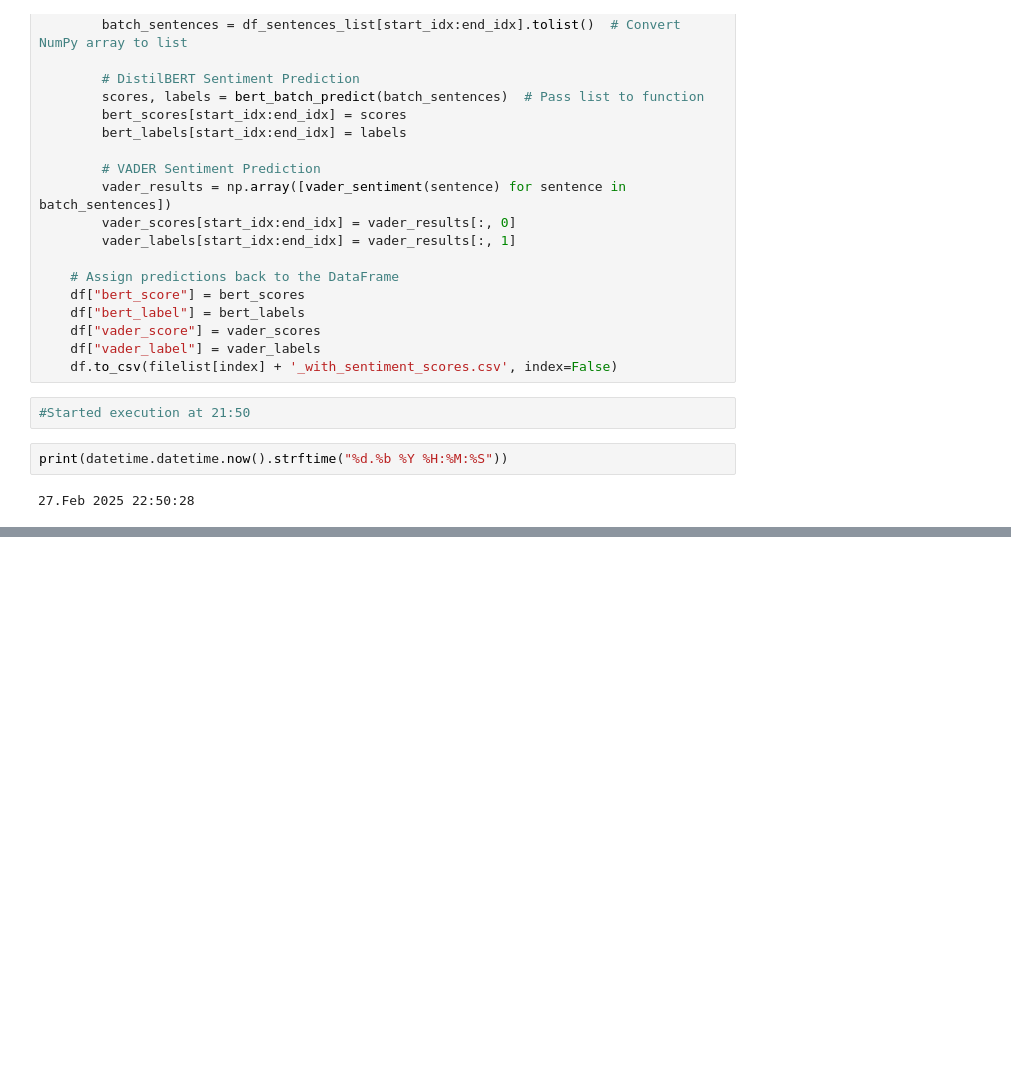
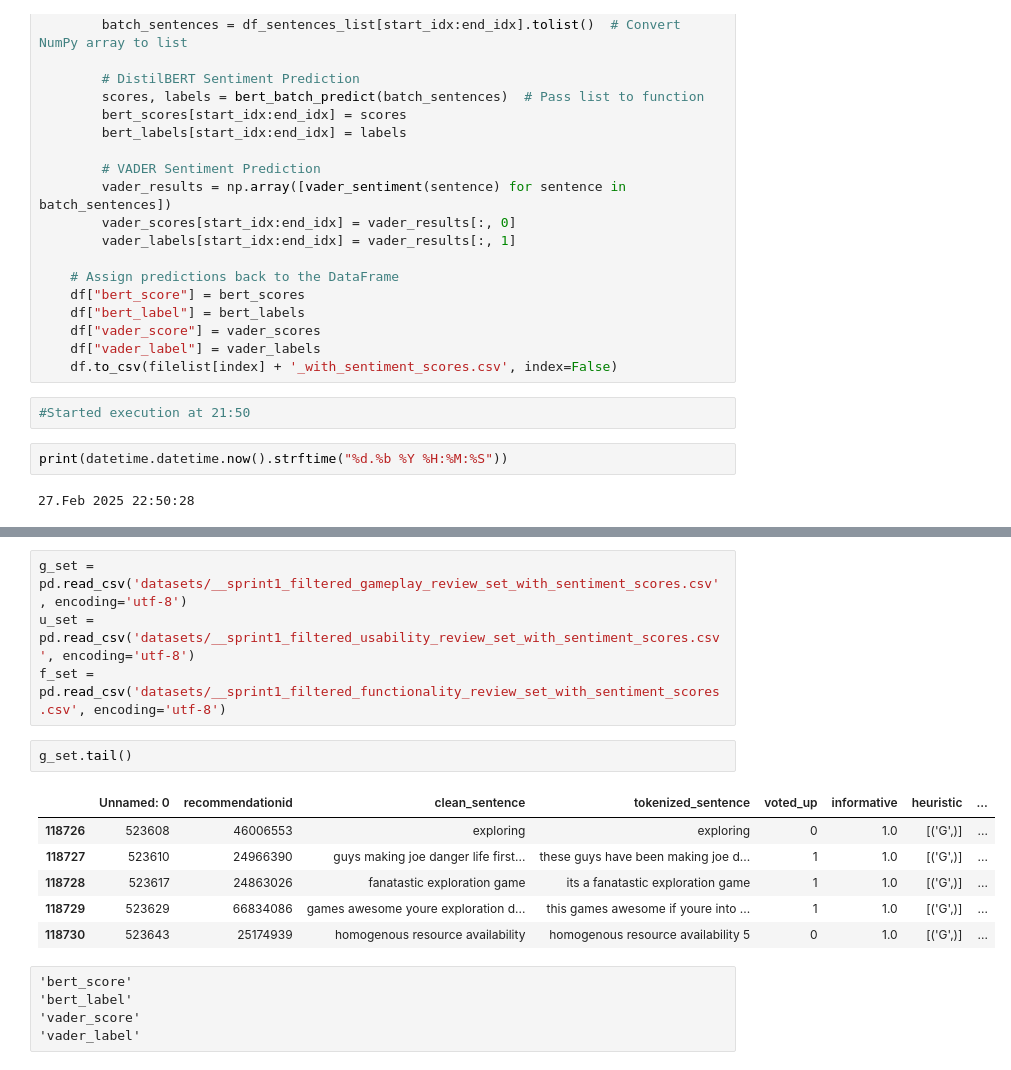
Before and after one commit to sabink6/game-pulse, a Jupyter notebook: post_filtering_sentiment_analysis.ipynb, the cells around one changed output, grey strips where cells are left out. Saved outputs shown, nothing was run; the diff lists cells and outputs as text; blank space fills up the shorter version.

```diff
--- a/post_filtering_sentiment_analysis.ipynb
+++ b/post_filtering_sentiment_analysis.ipynb
@@ -152,3 +152,21 @@ df.tail(20)
 | 118728 | 523617 | 24863026 | fanatastic exploration game | its a fanatastic exploration game | 1 | 1.0 | [('G',)] | ... |
 | 118729 | 523629 | 66834086 | games awesome youre exploration d... | this games awesome if youre into ... | 1 | 1.0 | [('G',)] | ... |
 | 118730 | 523643 | 25174939 | homogenous resource availability | homogenous resource availability 5 | 0 | 1.0 | [('G',)] | ... |
+# %%
+g_set = pd.read_csv('datasets/__sprint1_filtered_gameplay_review_set_with_sentiment_scores.csv', encoding='utf-8')
+u_set = pd.read_csv('datasets/__sprint1_filtered_usability_review_set_with_sentiment_scores.csv', encoding='utf-8')
+f_set = pd.read_csv('datasets/__sprint1_filtered_functionality_review_set_with_sentiment_scores.csv', encoding='utf-8')
+# %%
+g_set.tail()
+# %% [output]
+|  | Unnamed: 0 | recommendationid | clean_sentence | tokenized_sentence | voted_up | informative | heuristic | ... |
+| 118726 | 523608 | 46006553 | exploring | exploring | 0 | 1.0 | [('G',)] | ... |
+| 118727 | 523610 | 24966390 | guys making joe danger life first... | these guys have been making joe d... | 1 | 1.0 | [('G',)] | ... |
+| 118728 | 523617 | 24863026 | fanatastic exploration game | its a fanatastic exploration game | 1 | 1.0 | [('G',)] | ... |
+| 118729 | 523629 | 66834086 | games awesome youre exploration d... | this games awesome if youre into ... | 1 | 1.0 | [('G',)] | ... |
+| 118730 | 523643 | 25174939 | homogenous resource availability | homogenous resource availability 5 | 0 | 1.0 | [('G',)] | ... |
+# %% [raw]
+'bert_score'
+'bert_label'
+'vader_score'
+'vader_label'
```
Also changed, not shown: parts of 6 cells of this notebook, 1 other file.
